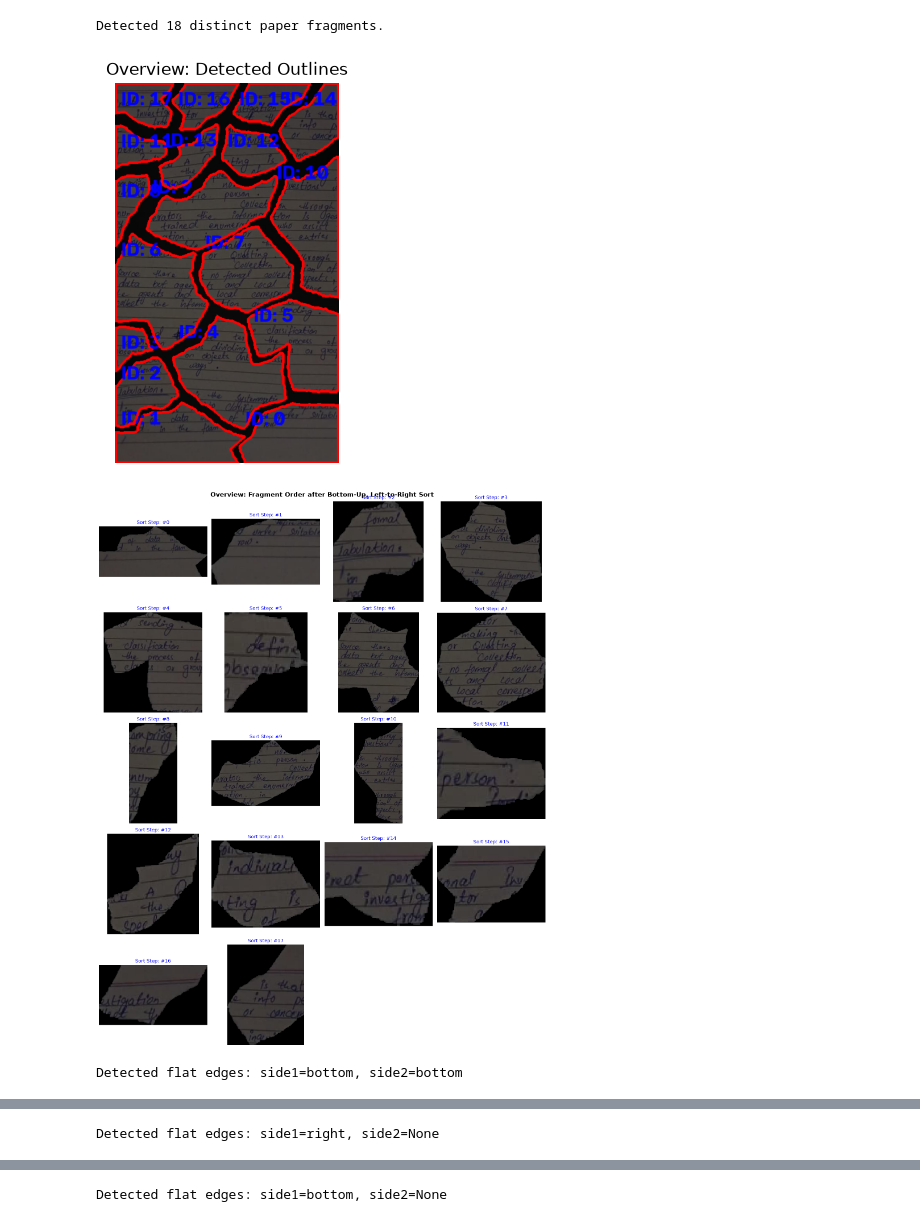
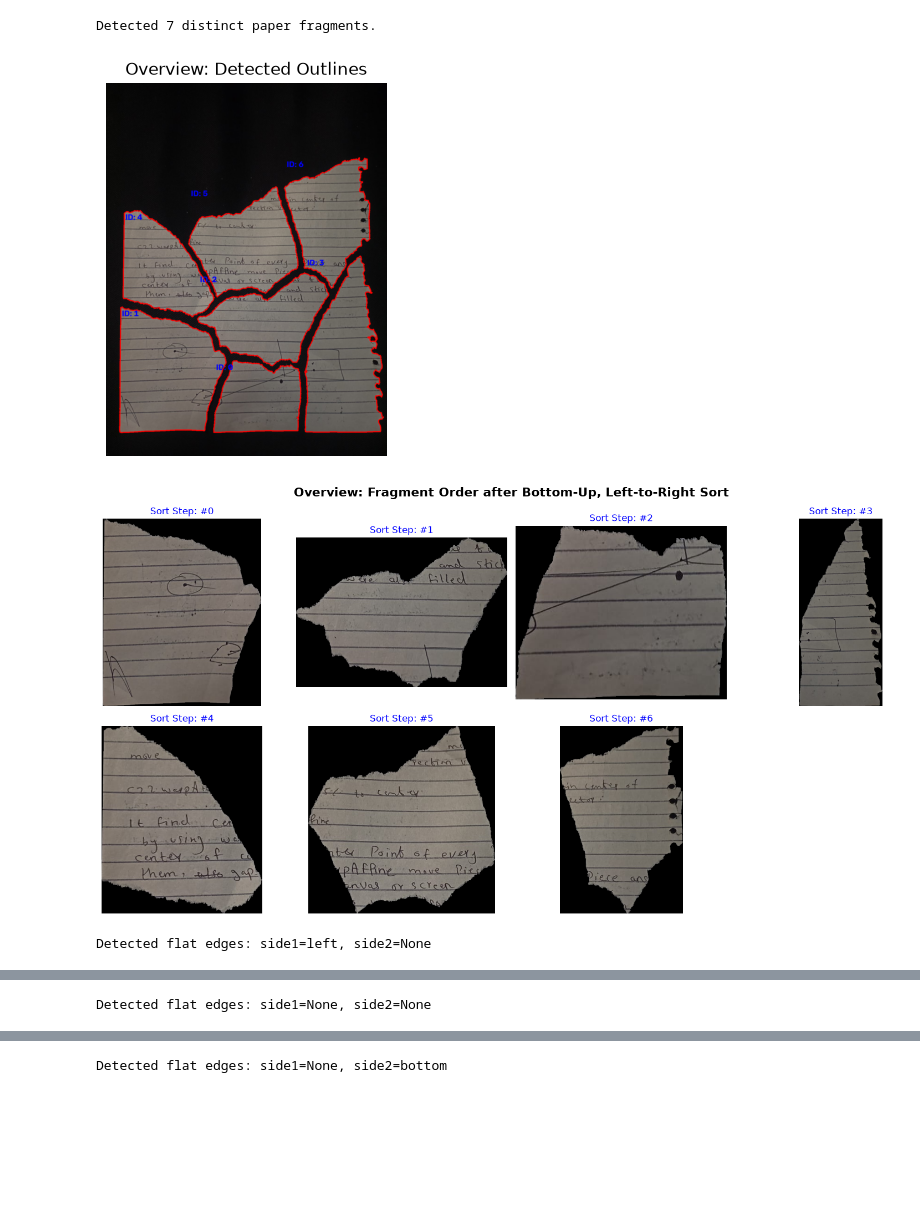
Before and after one commit to mohsinsaeed06/Project-Torn-Paper-, a Jupyter notebook: t1.ipynb, the cells around one changed output, grey strips where cells are left out. Cells and saved outputs as stored; diff of their text form; code cells hidden in the pictures; blank space fills up the shorter version.

```diff
--- a/t1.ipynb
+++ b/t1.ipynb
@@ -298,13 +298,13 @@ def display_final_canvas(raw_fragment_metadata, image_width):
         p=positions
         p = positions
         # Only apply manual sorting if exactly 18 pieces are detected
-        if len(p) == 18:
-            positions = [
-                p[0], p[3], p[1], p[2], p[5], p[4], p[6], p[7], p[9],
-                p[10], p[8], p[12], p[11], p[15], p[13], p[14], p[16], p[17]
-            ]
-        else:
-            print(f"Warning: Expected 18 elements for manual sort, but got {len(p)}. Using default automated order.")
+        # if len(p) == 18:
+        #     positions = [
+        #         p[0], p[3], p[1], p[2], p[5], p[4], p[6], p[7], p[9],
+        #         p[10], p[8], p[12], p[11], p[15], p[13], p[14], p[16], p[17]
+        #     ]
+        # else:
+        #     print(f"Warning: Expected 18 elements for manual sort, but got {len(p)}. Using default automated order.")
         num_sorted = len(positions)
         view_cols = 4
         view_rows = (num_sorted + (view_cols - 1)) // view_cols
@@ -327,35 +327,35 @@ def display_final_canvas(raw_fragment_metadata, image_width):
 
         can = positions[0]
 
         for i in range(1, len(positions)):
             next_piece = positions[i]
             side1, side2 = detect_flat_edges(can, next_piece)
             print(f"Detected flat edges: side1={side1}, side2={side2}")
 
             if side1 == side2 and side1 is not None:
                 if side1 in ["bottom", "top"]:
                     can = stitch_by_edge(can, next_piece, ref=side1)
                 elif side1 in ["left", "right"]:
                     can = stitch_by_margin(can, next_piece, side=side1)
             else:
                 can = ad_stitch(can, next_piece)
 
             plt.imshow(cv2.cvtColor(can, cv2.COLOR_BGR2RGB))
             plt.show()
 
         plt.figure(figsize=(10, 10))
         plt.imshow(cv2.cvtColor(can, cv2.COLOR_BGR2RGB))
         plt.title("Final Reconstruction Canvas")
         plt.axis("off")
         plt.show()
 
 
 raw_fragment_metadata, image_width = display_detected_fragments(
-    r"D:\PythonProject1\Intern\Images\img154.png"
+    r"D:\PythonProject1\Intern\Images\img158.jpeg"
 )
 display_final_canvas(raw_fragment_metadata, image_width)
 # %% [output]
-Detected 18 distinct paper fragments.
+Detected 7 distinct paper fragments.
-[figure, old version]
+[figure, new version]
-[figure, old version]
+[figure, new version]
-Detected flat edges: side1=bottom, side2=bottom
+Detected flat edges: side1=left, side2=None
@@ -363 +363 @@ Detected flat edges: side1=bottom, side2=bottom
-Detected flat edges: side1=right, side2=None
+Detected flat edges: side1=None, side2=None
@@ -365 +365 @@ Detected flat edges: side1=right, side2=None
-Detected flat edges: side1=bottom, side2=None
+Detected flat edges: side1=None, side2=bottom
```
Also changed, not shown: parts of 1 cell of this notebook, 4 other files.
